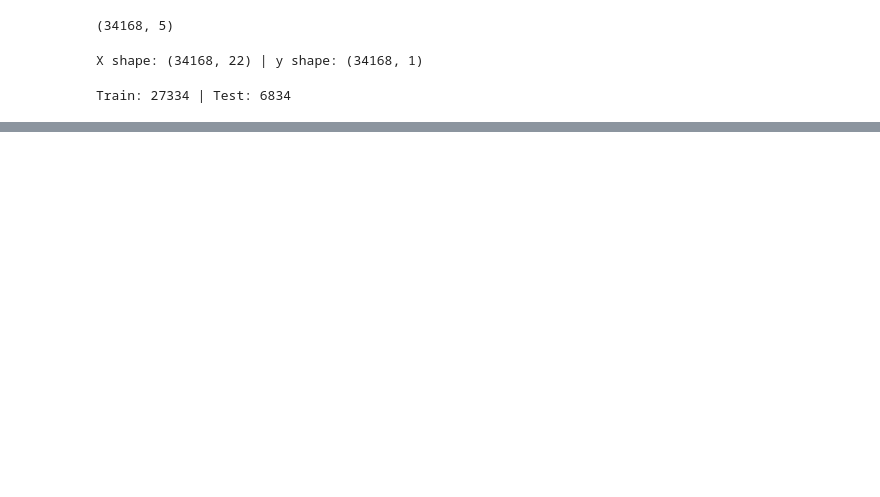
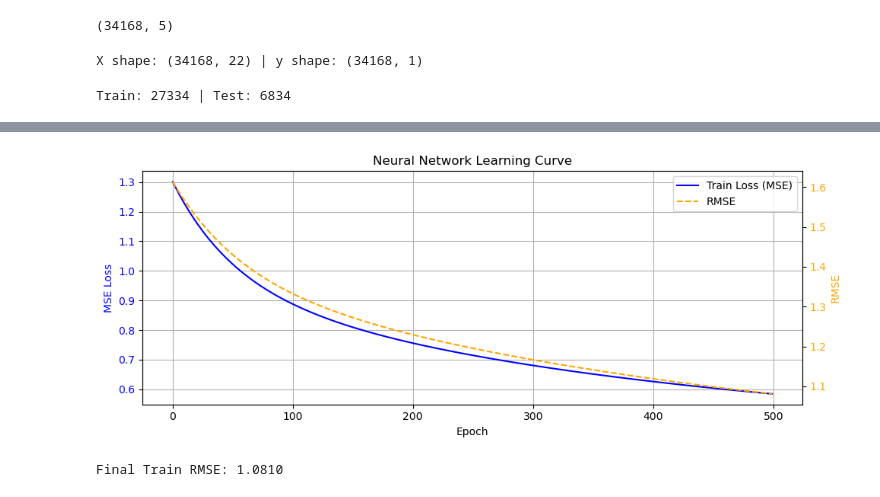
Before and after one commit to LeonLorenz147/AppliedML, a Jupyter notebook: projects/final_project_7/notebooks/Shallow_NN.ipynb, the cells around one changed output, grey strips where cells are left out. Saved outputs shown, nothing was run; the diff lists cells and outputs as text; code cells hidden in the pictures; blank space fills up the shorter version.

Commit message:
Add Shallow NN notebook, figures, and updated README 2 TRY

```diff
--- a/projects/final_project_7/notebooks/Shallow_NN.ipynb
+++ b/projects/final_project_7/notebooks/Shallow_NN.ipynb
@@ -235,3 +235,35 @@ plt.show()
+# %%
+fig, ax = plt.subplots(figsize=(10, 4))
+
+# Training loss
+ax.plot(metrics_history['loss'], label='Train Loss (MSE)', color='blue')
+ax.set_xlabel('Epoch')
+ax.set_ylabel('MSE Loss', color='blue')
+ax.tick_params(axis='y', labelcolor='blue')
+
+# RMSE on second axis
+ax2 = ax.twinx()
+rmse_per_epoch = [np.sqrt(2 * l) for l in metrics_history['loss']]
+ax2.plot(rmse_per_epoch, label='RMSE', color='orange', linestyle='--')
+ax2.set_ylabel('RMSE', color='orange')
+ax2.tick_params(axis='y', labelcolor='orange')
+
+ax.set_title('Neural Network Learning Curve')
+ax.grid(True)
+
+# Combined legend
+lines1, labels1 = ax.get_legend_handles_labels()
+lines2, labels2 = ax2.get_legend_handles_labels()
+ax.legend(lines1 + lines2, labels1 + labels2)
+
+plt.tight_layout()
+plt.savefig('../figures/nn_learning_curve.png')
+plt.show()
+
+print(f"Final Train RMSE: {rmse_per_epoch[-1]:.4f}")
+# %% [output]
+[figure, added]
+Final Train RMSE: 1.0810
 # %%
 # Evaluate the model on the test set and compare to the Ridge regression
 
```
Also changed, not shown: parts of 6 cells of this notebook, 1 other file.
